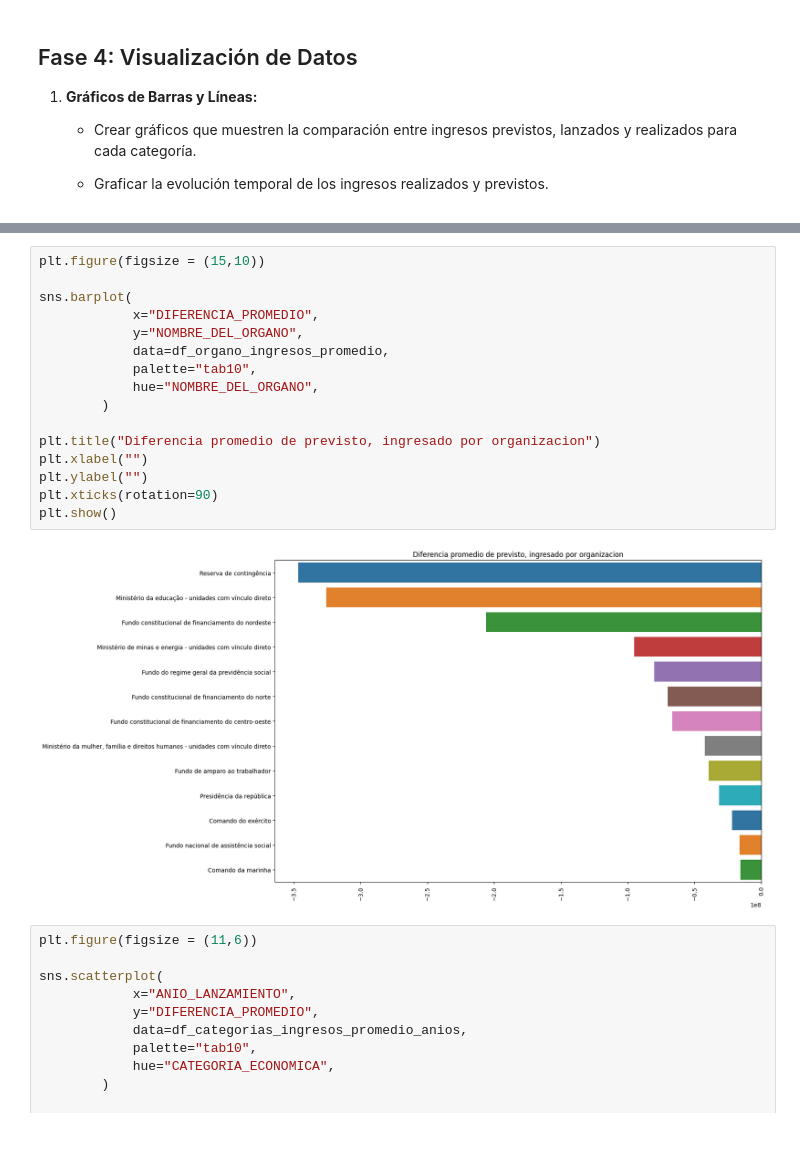
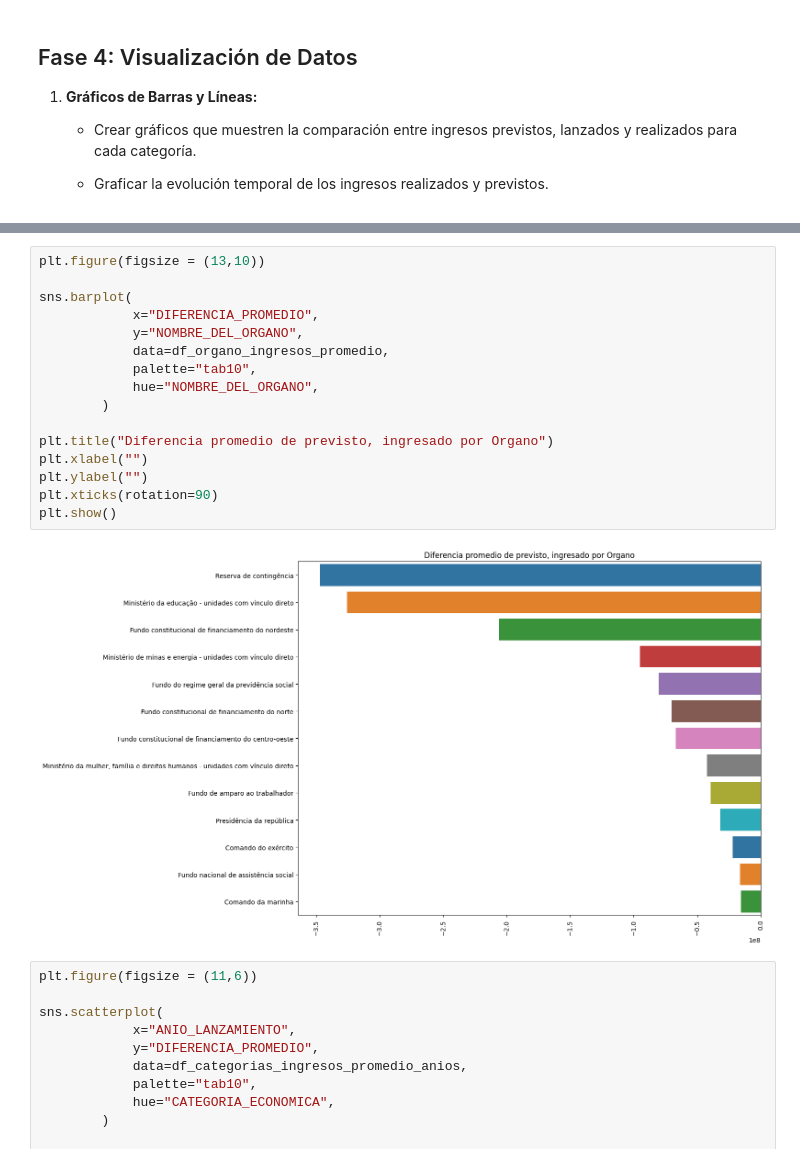
Before and after one commit to santiagorodriguez-dev/Proyecto2-EDA-Ingresos-Publicos-Brasil, a Jupyter notebook: notebooks/Fase_3_Analisis_Visulizacion.ipynb, the cells around one changed output, grey strips where cells are left out. Saved outputs shown, nothing was run; the diff lists cells and outputs as text.

Commit message:
imagenes

```diff
--- a/notebooks/Fase_3_Analisis_Visulizacion.ipynb
+++ b/notebooks/Fase_3_Analisis_Visulizacion.ipynb
@@ -242,21 +242,21 @@ plt.show()
 # %%
-plt.figure(figsize = (15,10))
+plt.figure(figsize = (13,10))
 
 sns.barplot(
             x="DIFERENCIA_PROMEDIO",
             y="NOMBRE_DEL_ORGANO",
             data=df_organo_ingresos_promedio,
             palette="tab10",
             hue="NOMBRE_DEL_ORGANO",
         )
 
-plt.title("Diferencia promedio de previsto, ingresado por organizacion")
+plt.title("Diferencia promedio de previsto, ingresado por Organo")
 plt.xlabel("")
 plt.ylabel("")
 plt.xticks(rotation=90)
 plt.show()
 # %% [output]
-[figure, old version]
+[figure, new version]
 # %%
 plt.figure(figsize = (11,6))
 
```
Also changed, not shown: parts of 4 cells of this notebook, 6 other files.
